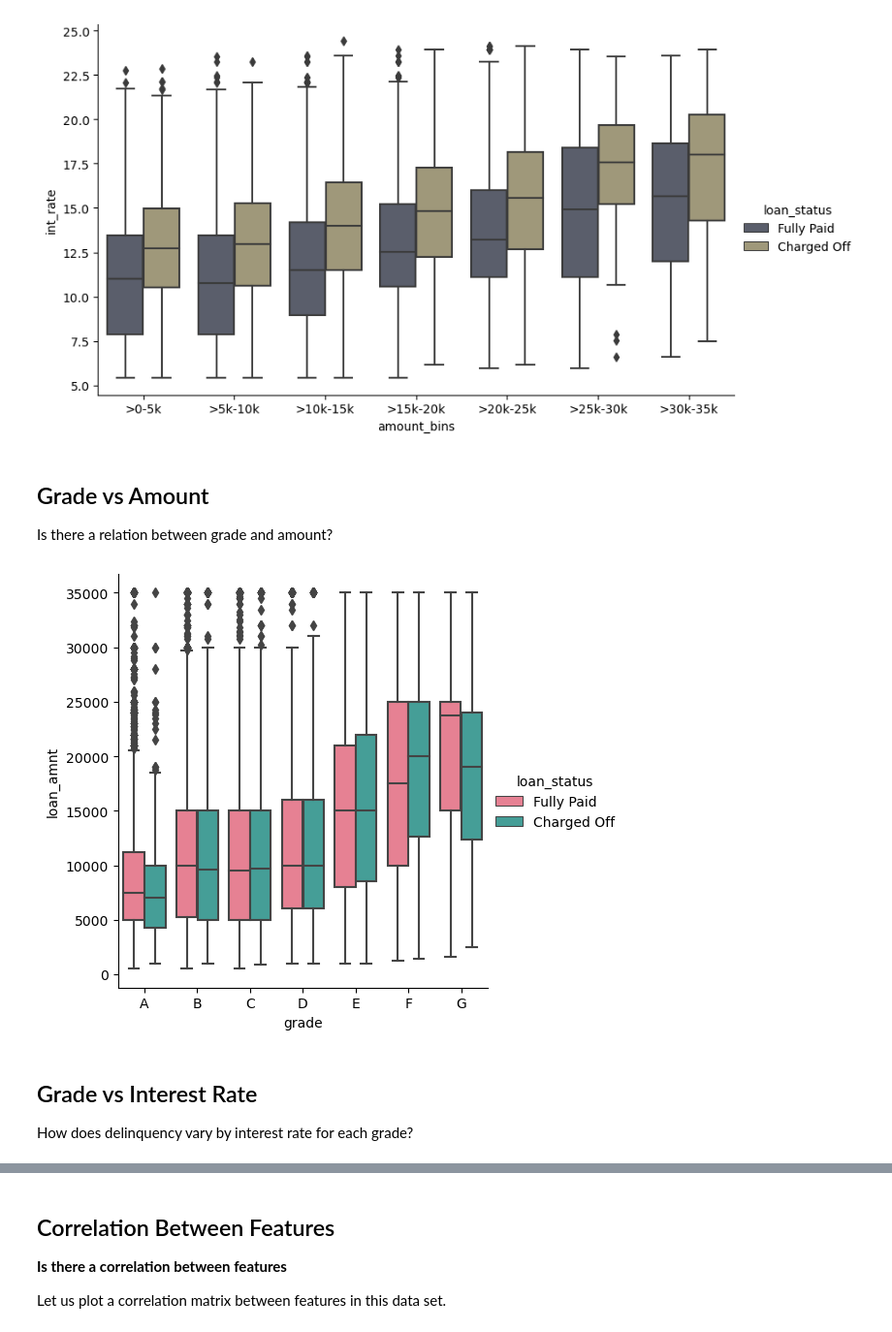
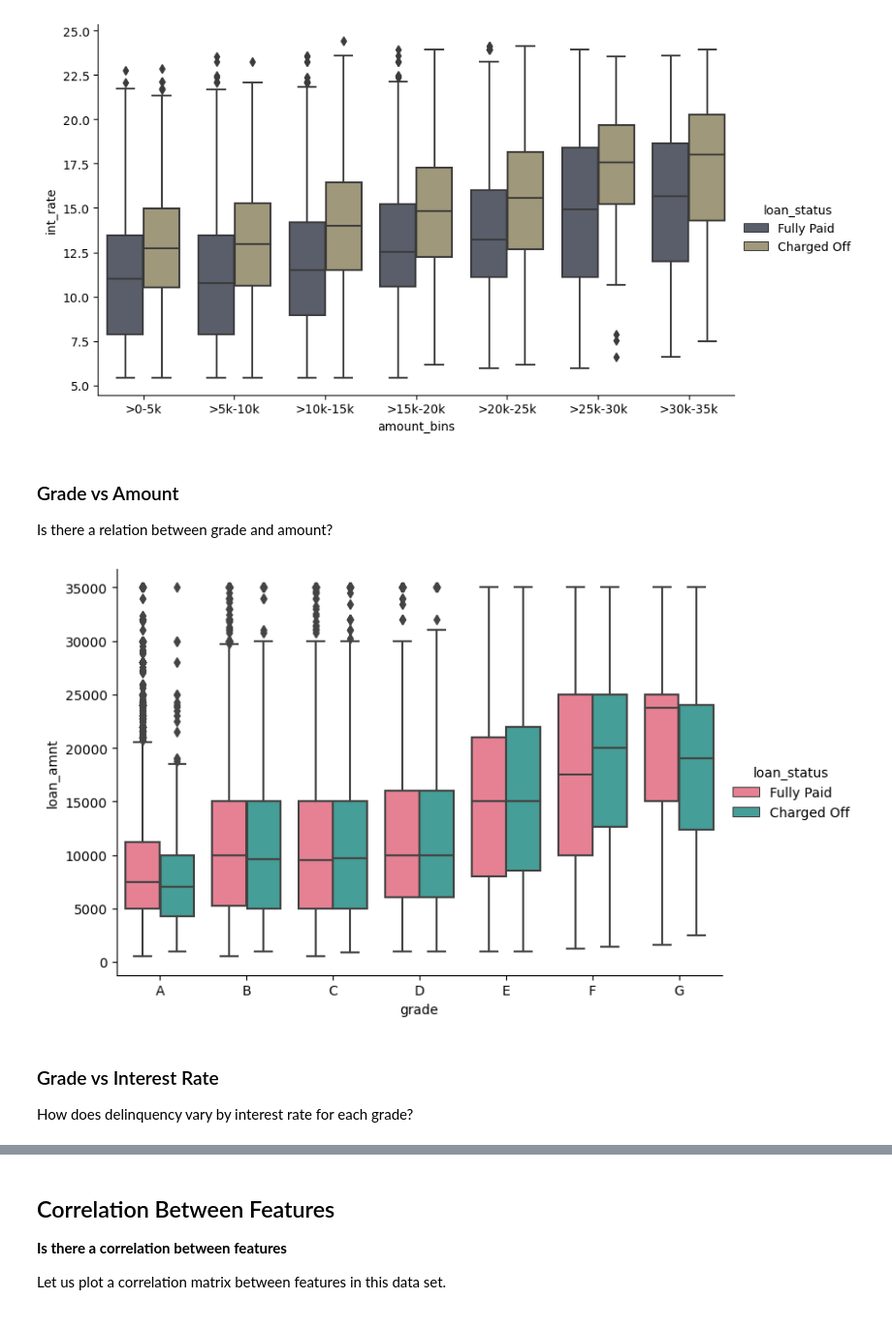
Before and after one commit to ajayvmohandas/lending_club_case_study, a Jupyter notebook: Lending-Club-Case-Study.ipynb, the cells around one changed output, grey strips where cells are left out. Shown at 97% size. Cells and saved outputs as stored; diff of their text form; code cells hidden in the pictures.

```diff
--- a/Lending-Club-Case-Study.ipynb
+++ b/Lending-Club-Case-Study.ipynb
@@ -127,7 +127,7 @@ loan_df.shape
 (39717, 44)
 # %%
 # desc is a column that does not give any value.
-loan_df.drop(['desc'], axis = 1, inplace = True)
+#loan_df.drop(['desc'], axis = 1, inplace = True)
 
 # Similarly, next_paymnt_d and mths_since_last_delinq cannot be used to give any insights.
 # mths_since_last_record just shows how long someone has gone without any public records.  So this is not of any use to us.
@@ -137,7 +137,7 @@ loan_df.drop(['next_pymnt_d', 'mths_since_last_record', 'mths_since_last_delinq'
 
 
 # Added from Ajay's Notebook
-loan_df.drop(["member_id", "url", "last_credit_pull_d","desc","out_prncp_inv","total_pymnt_inv","funded_amnt_inv", "revol_bal", "out_prncp", "total_pymnt", "total_rec_prncp", "total_rec_int", "total_rec_late_fee", "recoveries", "collection_recovery_fee", "last_pymnt_d", "last_pymnt_amnt"], axis = 1, inplace = True)
+loan_df.drop(["member_id", "url", "last_credit_pull_d","out_prncp_inv","total_pymnt_inv","funded_amnt_inv", "revol_bal", "out_prncp", "total_pymnt", "total_rec_prncp", "total_rec_int", "total_rec_late_fee", "recoveries", "collection_recovery_fee", "last_pymnt_d", "last_pymnt_amnt"], axis = 1, inplace = True)
 # %%
 loan_df['pub_rec_bankruptcies'].value_counts()
 # %% [output]
@@ -430,13 +462,13 @@ plt.show()
 <Figure size 2000x500 with 0 Axes>
 [figure]
 # %% [markdown]
-## Grade vs Amount
+### Grade vs Amount
 Is there a relation between grade and amount?
 # %%
-sns.catplot(data=loan_df,y ='loan_amnt', x ='grade', hue ='loan_status', order=grade_ord, palette="husl",kind = 'box')
+sns.catplot(data=loan_df,y ='loan_amnt', x ='grade', hue ='loan_status', order=grade_ord, palette="husl",kind = 'box', aspect=1.5)
 plt.show()
 # %% [output]
-[figure, old version]
+[figure, new version]
 # %% [markdown]
-## Grade vs Interest Rate
+### Grade vs Interest Rate
 How does delinquency vary by interest rate for each grade?
```
Also changed, not shown: parts of 16 cells of this notebook.
